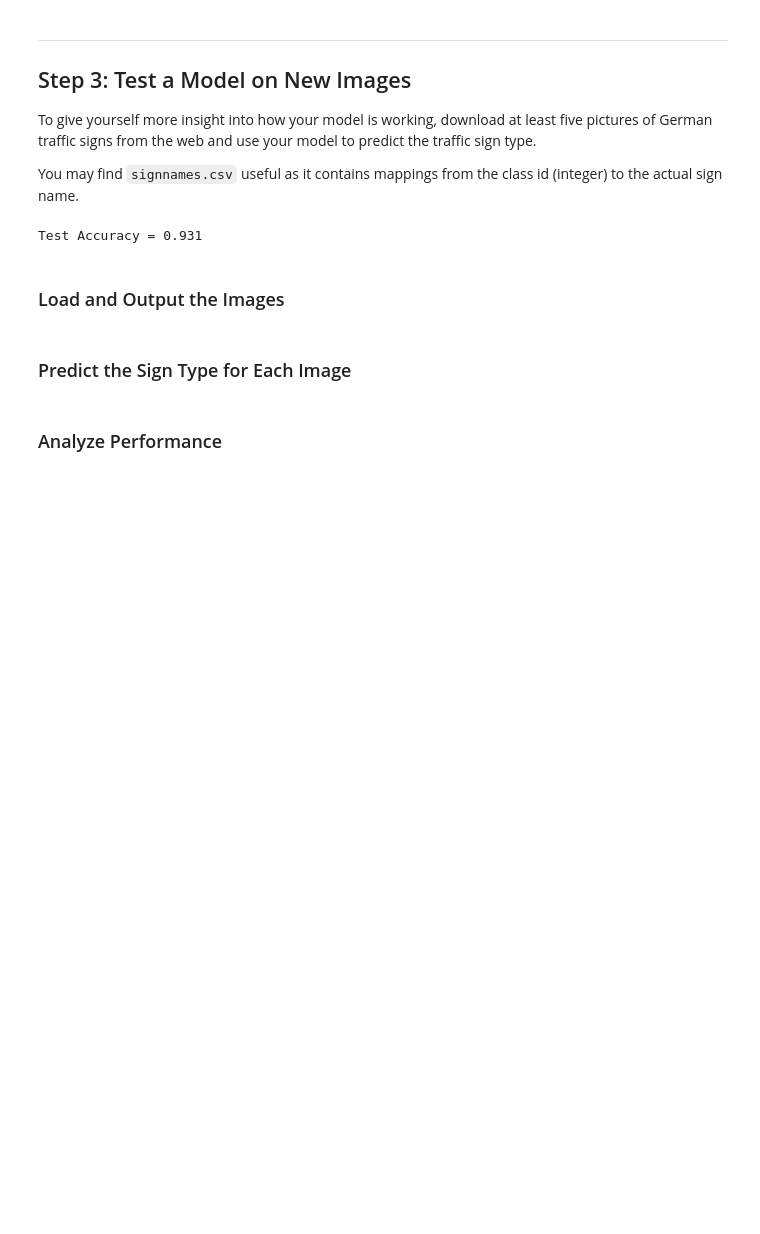
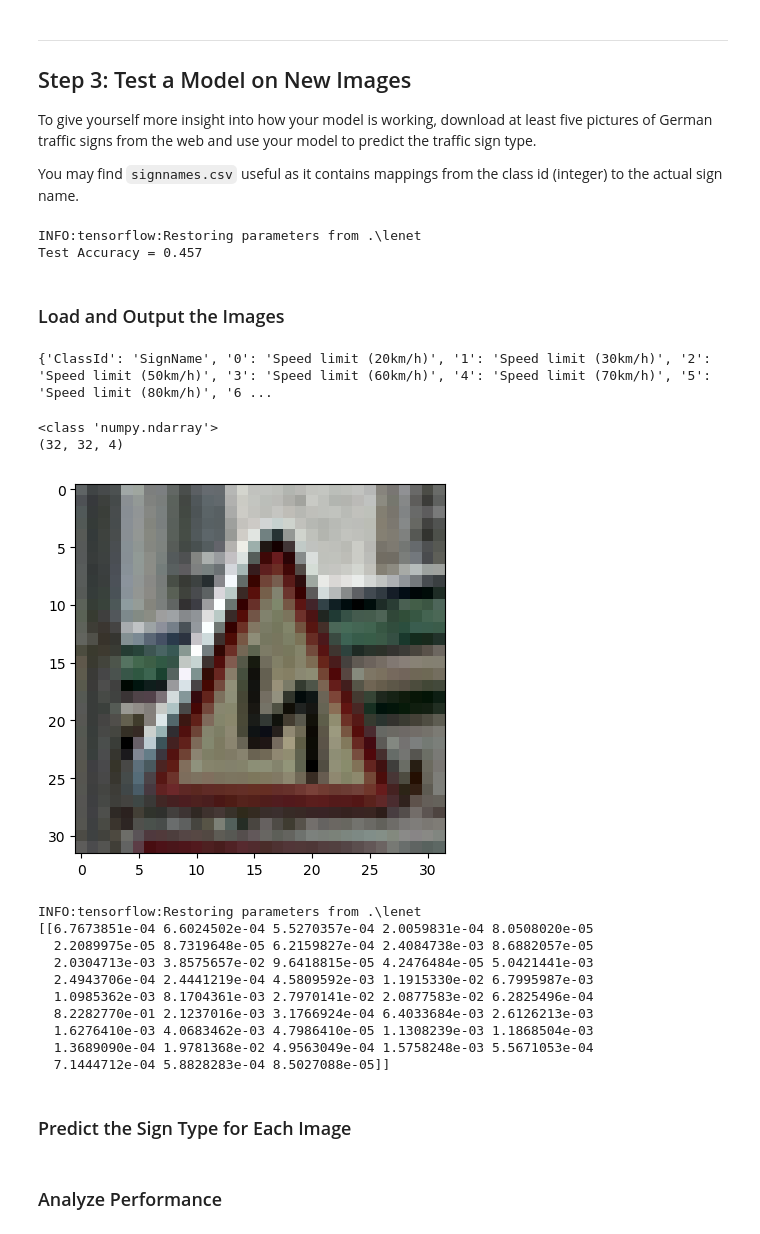
Before and after one commit to ahmedbelalnour/CarND-Traffic-Sign-Classifier-Project, a Jupyter notebook: Traffic_Sign_Classifier.ipynb, the cells around one changed output. Cells and saved outputs as stored; diff of their text form; code cells hidden in the pictures; blank space fills up the shorter version.

Commit message:
Testing one image

```diff
--- a/Traffic_Sign_Classifier.ipynb
+++ b/Traffic_Sign_Classifier.ipynb
@@ -176,7 +175,7 @@ The EPOCH and BATCH_SIZE values affect the training speed and model accuracy.
 # %%
 import tensorflow as tf
 
-EPOCHS = 20
+EPOCHS = 2
 BATCH_SIZE = 128
 # %% [markdown]
 ----
@@ -422,6 +421,7 @@ with tf.Session() as sess:
     test_accuracy = evaluate(X_test, y_test)
     print("Test Accuracy = {:.3f}".format(test_accuracy))
 # %% [output]
-Test Accuracy = 0.931
+INFO:tensorflow:Restoring parameters from .\lenet
+Test Accuracy = 0.457
 # %% [markdown]
 ### Load and Output the Images
@@ -431,3 +428,52 @@ Test Accuracy = 0.931
+# %%
+### Load the images and plot them here.
+### Feel free to use as many code cells as needed.
+
+#load the signnames.csv into a dictionary called signesDict
+f = open("signnames.csv", "r")
+lines = f.read().split("\n") # "\r\n" if needed
+signesDict = {}
+for line in lines:
+    if line != "": # add other needed checks to skip titles
+        cols = line.split(",")
+        signesDict[cols[0]] = cols[1]
+print(signesDict)
+# %% [output]
+{'ClassId': 'SignName', '0': 'Speed limit (20km/h)', '1': 'Speed limit (30km/h)', '2': 'Speed limit (50km/h)', '3': 'Speed limit (60km/h)', '4': 'Speed limit (70km/h)', '5': 'Speed limit (80km/h)', '6 ...
+# %%
+from PIL import Image
+import numpy as np
+from numpy import newaxis
+
+import matplotlib.image as mpimg
+from matplotlib import pyplot as plt
+img = mpimg.imread('Traffic_Sign_01.png')
+print(type(img))
+print(img.shape)
+plt.imshow(img, cmap='gray')
+plt.show()
+processed_image = preProcessInput(img)
+processed_image = processed_image[newaxis,...]
+networkOutput = tf.nn.softmax(logits=output)
+with tf.Session() as sess:
+    saver.restore(sess, tf.train.latest_checkpoint('.'))
+    output = sess.run(networkOutput, feed_dict={x: processed_image, keep_prob: 1.0})
+
+    print(output)
+# %% [output]
+<class 'numpy.ndarray'>
+(32, 32, 4)
+[figure, added]
+INFO:tensorflow:Restoring parameters from .\lenet
+[[6.7673851e-04 6.6024502e-04 5.5270357e-04 2.0059831e-04 8.0508020e-05
+  2.2089975e-05 8.7319648e-05 6.2159827e-04 2.4084738e-03 8.6882057e-05
+  2.0304713e-03 3.8575657e-02 9.6418815e-05 4.2476484e-05 5.0421441e-03
+  2.4943706e-04 2.4441219e-04 4.5809592e-03 1.1915330e-02 6.7995987e-03
+  1.0985362e-03 8.1704361e-03 2.7970141e-02 2.0877583e-02 6.2825496e-04
+  8.2282770e-01 2.1237016e-03 3.1766924e-04 6.4033684e-03 2.6126213e-03
+  1.6276410e-03 4.0683462e-03 4.7986410e-05 1.1308239e-03 1.1868504e-03
+  1.3689090e-04 1.9781368e-02 4.9563049e-04 1.5758248e-03 5.5671053e-04
+  7.1444712e-04 5.8828283e-04 8.5027088e-05]]
 # %% [markdown]
 ### Predict the Sign Type for Each Image
 # %%
```
Also changed, not shown: parts of 5 cells of this notebook.
